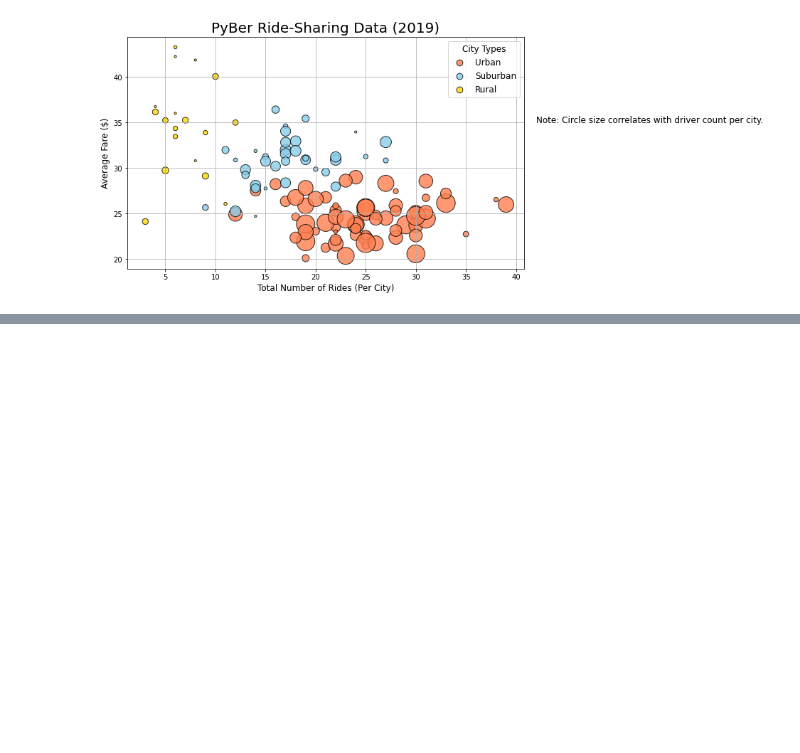
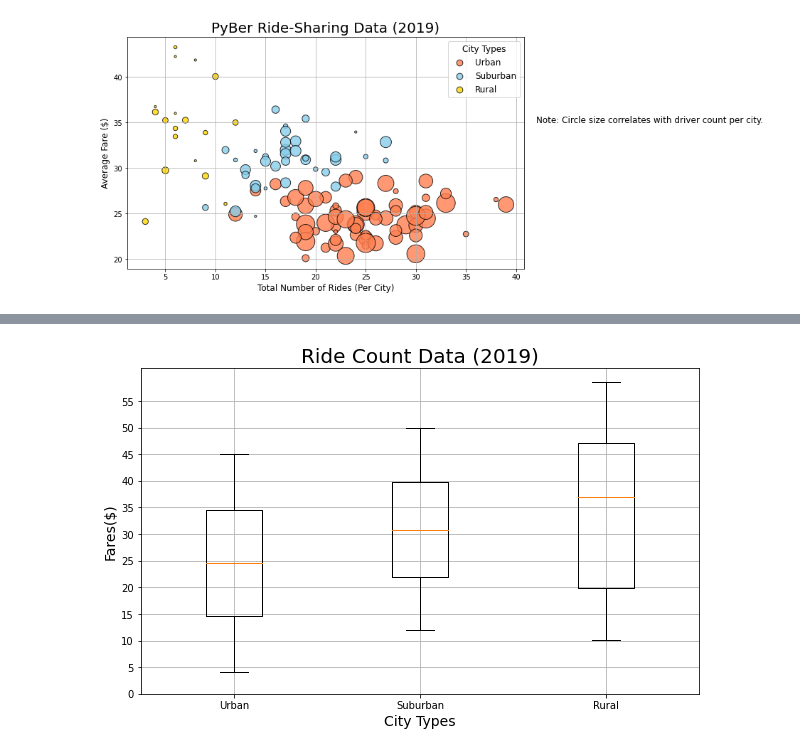
Before and after one commit to Marmour41/Pyber_analysis, a Jupyter notebook: Pyber.ipynb, the cells around one changed output, grey strips where cells are left out. Saved outputs shown, nothing was run; the diff lists cells and outputs as text; code cells hidden in the pictures; blank space fills up the shorter version.

```diff
--- a/Pyber.ipynb
+++ b/Pyber.ipynb
@@ -305,0 +423,12 @@ plt.show()
+# %%
+rural_fares = rural_cities_df["fare"]
+
+# Calculate the measures of central tendency for the average fare for the urban cities.
+mean_rural_fares = np.mean(rural_fares)
+print(f"The mean fare price for urban trips is ${mean_rural_fares:.2f}.")
+
+median_rural_fares = np.median(rural_fares)
+print(f"The median fare price for urban trips is ${median_rural_fares:.2f}.")
+
+mode_rural_fares = sts.mode(rural_fares)
+print(f"The mode fare price for urban trips is {mode_rural_fares}.")
@@ -305,0 +439,12 @@ plt.show()
+# %%
+suburban_fares = suburban_cities_df["fare"]
+
+# Calculate the measures of central tendency for the average fare for the urban cities.
+mean_suburban_fares = np.mean(suburban_fares)
+print(f"The mean fare price for urban trips is ${mean_suburban_fares:.2f}.")
+
+median_suburban_fares = np.median(suburban_fares)
+print(f"The median fare price for urban trips is ${median_suburban_fares:.2f}.")
+
+mode_suburban_fares = sts.mode(suburban_fares)
+print(f"The mode fare price for urban trips is {mode_suburban_fares}.")
@@ -305,0 +532,16 @@ plt.show()
+# %%
+# Add all ride count box-and-whisker plots to the same graph.
+x_labels = ["Urban", "Suburban","Rural"]
+ride_count_data = [urban_fares,suburban_fares,rural_fares]
+fig, ax = plt.subplots(figsize=(10, 6))
+ax.set_title('Ride Count Data (2019)',fontsize=20)
+ax.set_ylabel('Fares($)',fontsize=14)
+ax.set_xlabel("City Types",fontsize=14)
+ax.boxplot(ride_count_data, labels=x_labels)
+ax.set_yticks(np.arange(0, 60, step=5.0))
+ax.grid()
+# Save the figure.
+plt.savefig("analysis/Fig3.png")
+plt.show()
+# %% [output]
+[figure, added]
```
Also changed, not shown: parts of 21 cells of this notebook, 4 other files.
